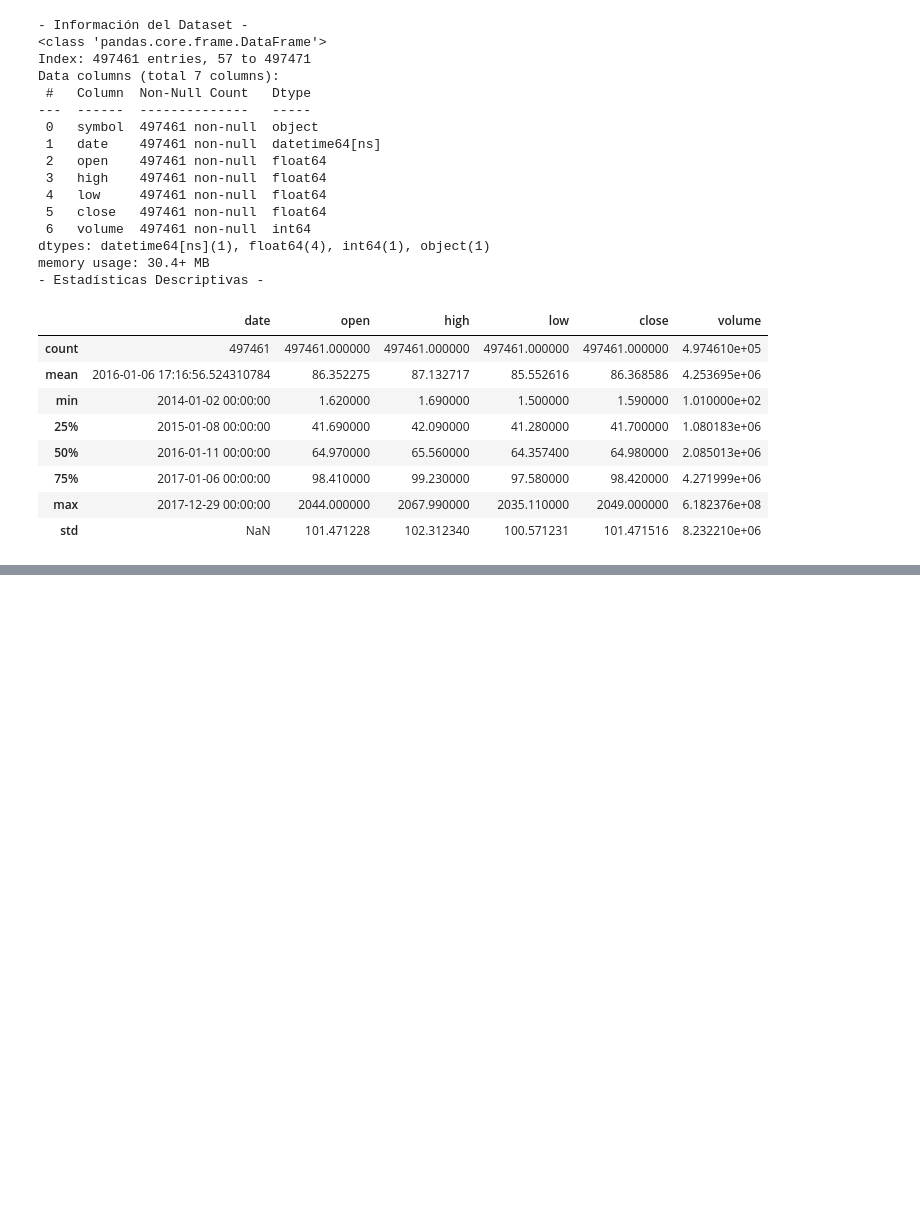
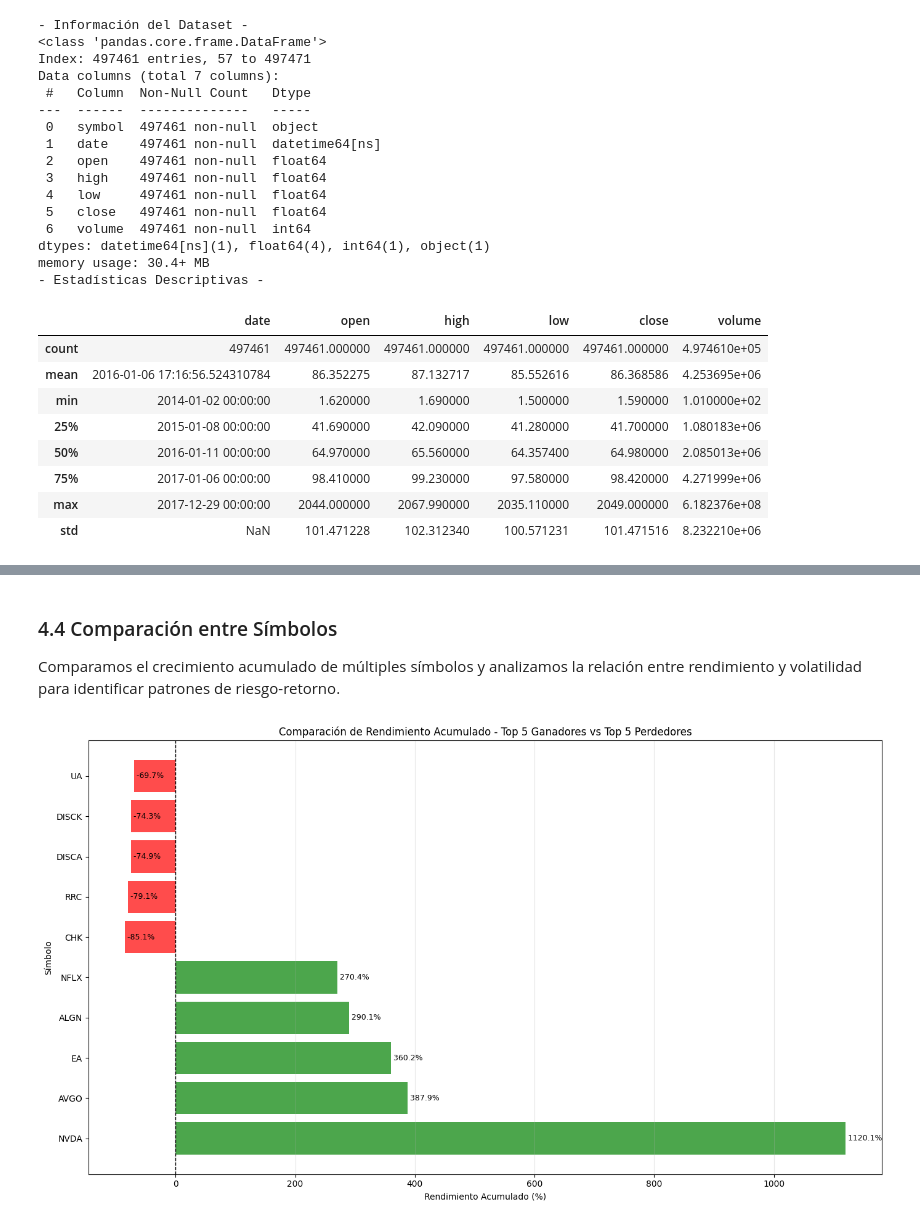
Before and after one commit to JohnHeSaFe/sp500-analysis-python, a Jupyter notebook: notebooks/analisis_sp500.ipynb, the cells around one changed output, grey strips where cells are left out. Saved outputs shown, nothing was run; the diff lists cells and outputs as text; code cells hidden in the pictures; blank space fills up the shorter version.

```diff
--- a/notebooks/analisis_sp500.ipynb
+++ b/notebooks/analisis_sp500.ipynb
@@ -134,0 +218,28 @@ mean_volume: 4253694.672418541
+# %% [markdown]
+### 4.4 Comparación entre Símbolos
+
+Comparamos el crecimiento acumulado de múltiples símbolos y analizamos la relación entre rendimiento y volatilidad para identificar patrones de riesgo-retorno.
+# %%
+# Seleccionar 10 símbolos (top 5 ganadores y top 5 perdedores)
+top_10_winners = summary.nlargest(5, 'cumulative_return')
+top_10_losers = summary.nsmallest(5, 'cumulative_return')
+comparison_symbols = pd.concat([top_10_winners, top_10_losers])
+
+# Gráfica comparativa
+fig, ax = plt.subplots(figsize=(14, 8))
+colors = ['green' if x > 0 else 'red' for x in comparison_symbols['cumulative_return']]
+ax.barh(comparison_symbols['symbol'], comparison_symbols['cumulative_return'], color=colors, alpha=0.7)
+ax.set_xlabel('Rendimiento Acumulado (%)')
+ax.set_ylabel('Símbolo')
+ax.set_title('Comparación de Rendimiento Acumulado - Top 5 Ganadores vs Top 5 Perdedores')
+ax.axvline(x=0, color='black', linestyle='--', linewidth=1)
+ax.grid(axis='x', alpha=0.3)
+
+for i, (idx, row) in enumerate(comparison_symbols.iterrows()):
+    ax.text(row['cumulative_return'], i, f" {row['cumulative_return']:.1f}%",
+            va='center', fontsize=9)
+
+plt.tight_layout()
+plt.show()
+# %% [output]
+[figure, added]
```
Also changed, not shown: parts of 29 cells of this notebook, 1 other file.
